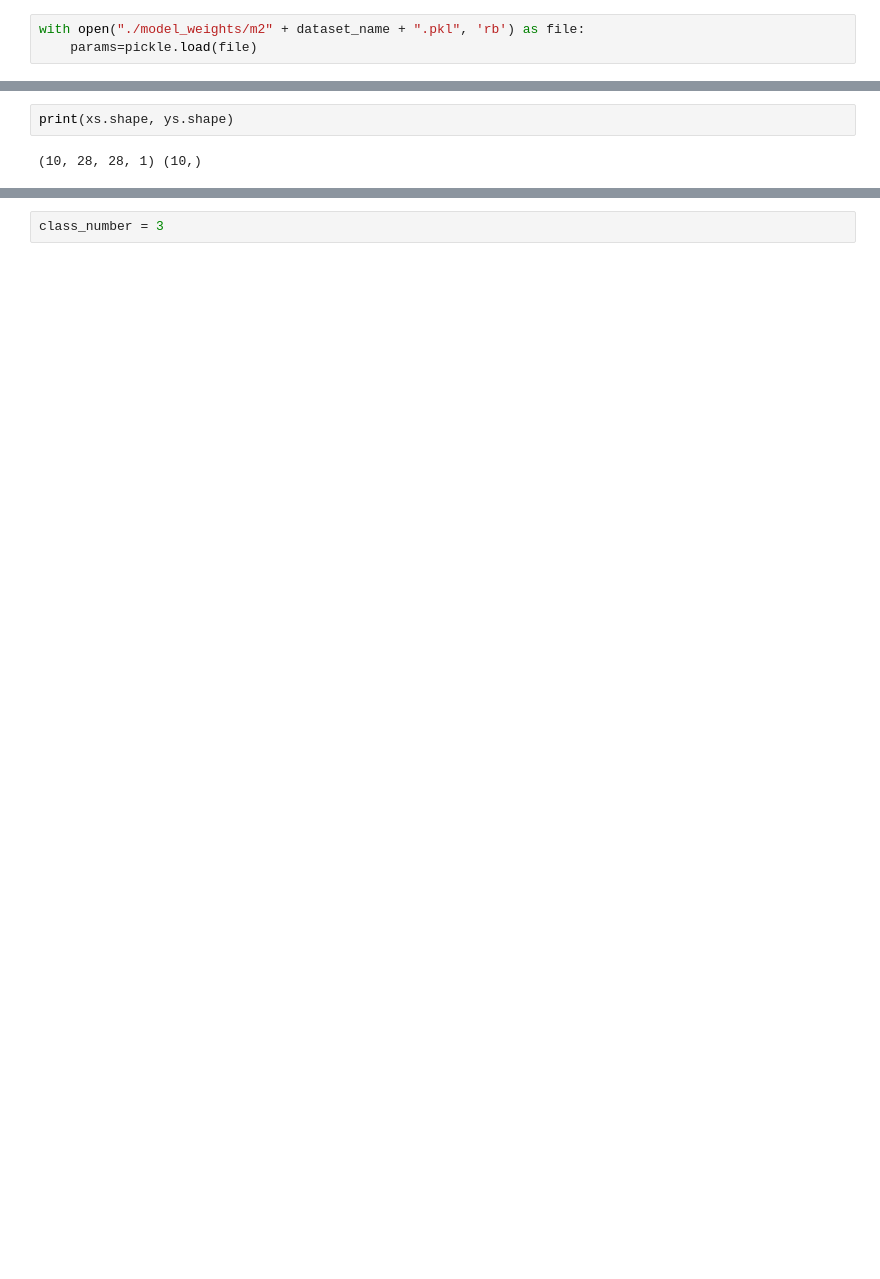
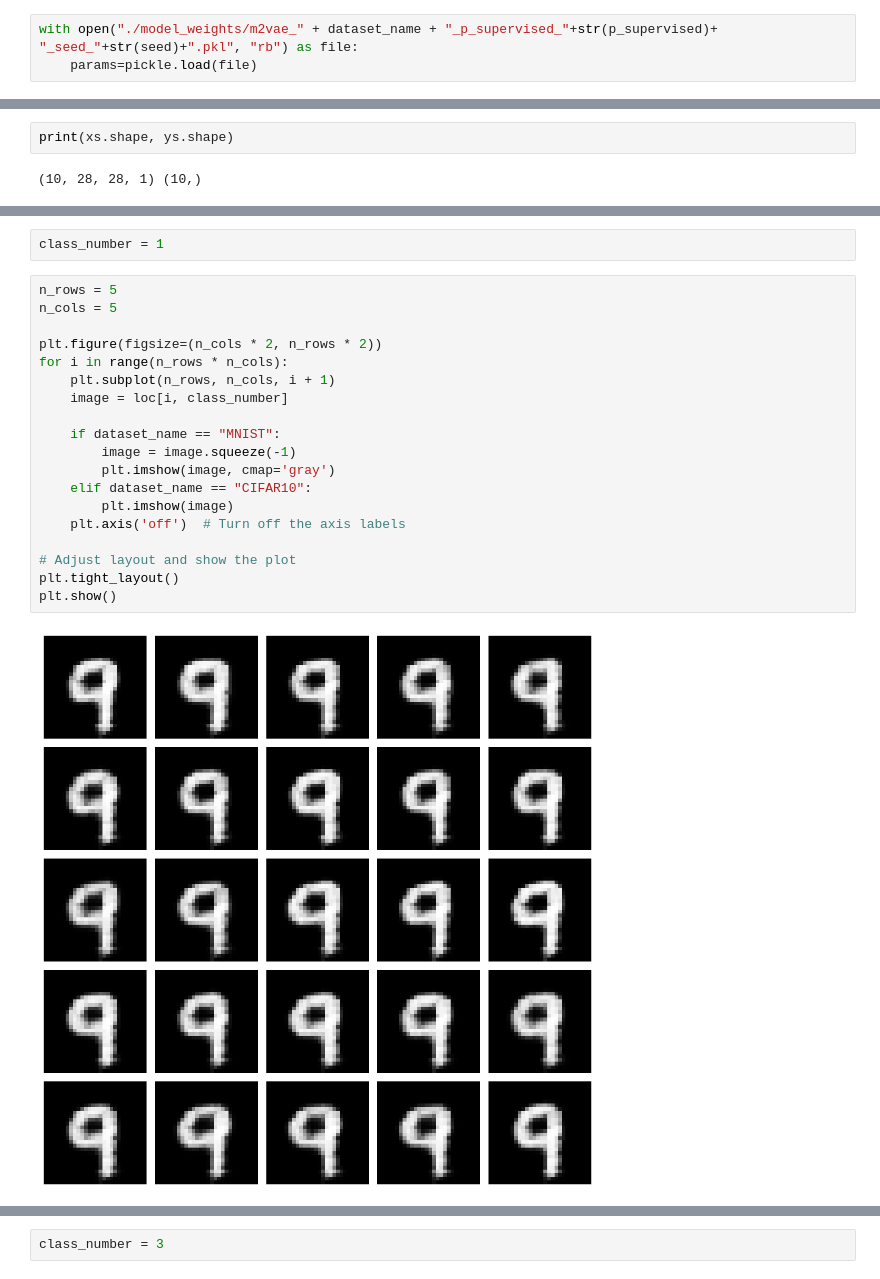
Before and after one commit to MattX20/CCVAE_Jax, a Jupyter notebook: test.ipynb, the cells around one changed output, grey strips where cells are left out. Saved outputs shown, nothing was run; the diff lists cells and outputs as text; blank space fills up the shorter version.

```diff
--- a/test.ipynb
+++ b/test.ipynb
@@ -62,7 +53,7 @@ m2_vae = M2VAE(encoder_class,
                distribution=distribution
 )
 # %%
-with open("./model_weights/m2" + dataset_name + ".pkl", 'rb') as file:
+with open("./model_weights/m2vae_" + dataset_name + "_p_supervised_"+str(p_supervised)+ "_seed_"+str(seed)+".pkl", "rb") as file:
     params=pickle.load(file)
 # %%
 #xs = jnp.zeros((10,) + img_shape)
@@ -111,0 +104,23 @@ print(loc.shape)
+# %%
+class_number = 1
+# %%
+n_rows = 5
+n_cols = 5
+
+plt.figure(figsize=(n_cols * 2, n_rows * 2))
+for i in range(n_rows * n_cols):
+    plt.subplot(n_rows, n_cols, i + 1)
+    image = loc[i, class_number]
+
+    if dataset_name == "MNIST":
+        image = image.squeeze(-1)
+        plt.imshow(image, cmap='gray')
+    elif dataset_name == "CIFAR10":
+        plt.imshow(image)
+    plt.axis('off')  # Turn off the axis labels
+
+# Adjust layout and show the plot
+plt.tight_layout()
+plt.show()
+# %% [output]
+[figure, added]
```
Also changed, not shown: parts of 13 cells of this notebook, 8 other files.
